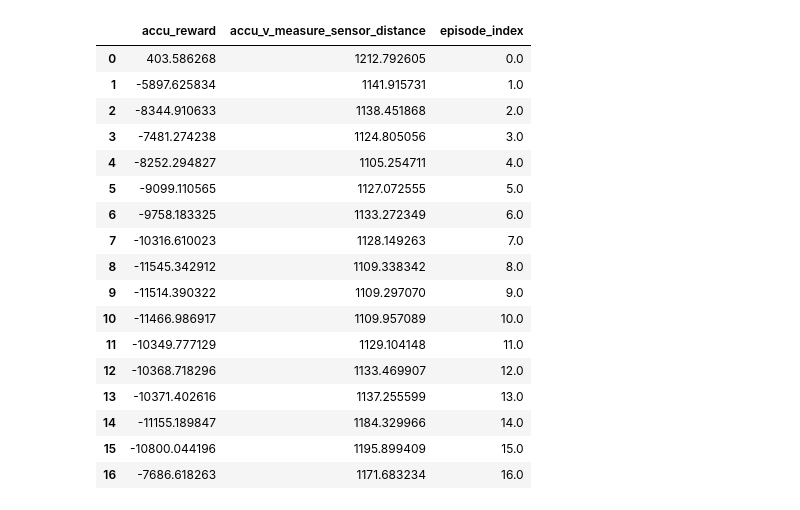
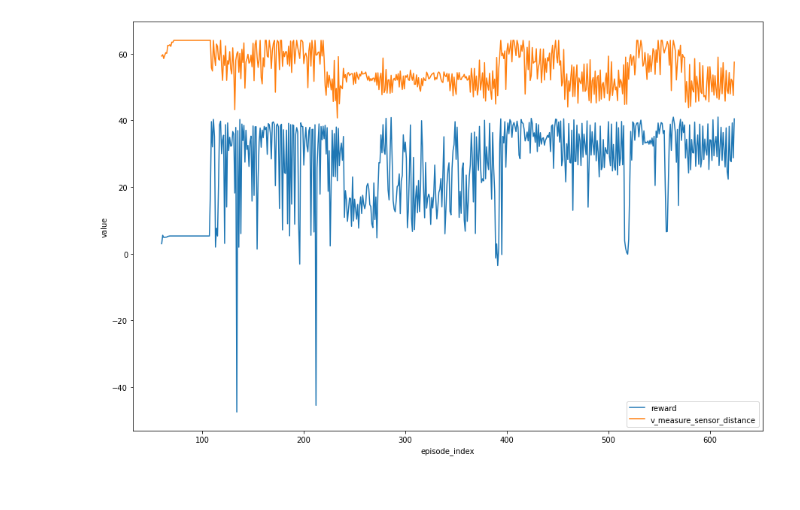
Before and after one commit to gansem/learning_machines_robobo, a Jupyter notebook: src/analytics.ipynb, the cells around one changed output. Saved outputs shown, nothing was run; the diff lists cells and outputs as text; code cells hidden in the pictures.

```diff
--- a/src/analytics.ipynb
+++ b/src/analytics.ipynb
@@ -57,21 +41,13 @@ plt.savefig('../img/learning_rate_lineplot.png')
-# %%
-_df
-# %% [output]
-|  | accu_reward | accu_v_measure_sensor_distance | episode_index |
-| 0 | 403.586268 | 1212.792605 | 0.0 |
-| 1 | -5897.625834 | 1141.915731 | 1.0 |
-| 2 | -8344.910633 | 1138.451868 | 2.0 |
-| 3 | -7481.274238 | 1124.805056 | 3.0 |
-| 4 | -8252.294827 | 1105.254711 | 4.0 |
-| 5 | -9099.110565 | 1127.072555 | 5.0 |
-| 6 | -9758.183325 | 1133.272349 | 6.0 |
-| 7 | -10316.610023 | 1128.149263 | 7.0 |
-| 8 | -11545.342912 | 1109.338342 | 8.0 |
-| 9 | -11514.390322 | 1109.297070 | 9.0 |
-| 10 | -11466.986917 | 1109.957089 | 10.0 |
-| 11 | -10349.777129 | 1129.104148 | 11.0 |
-| 12 | -10368.718296 | 1133.469907 | 12.0 |
-| 13 | -10371.402616 | 1137.255599 | 13.0 |
-| 14 | -11155.189847 | 1184.329966 | 14.0 |
-| 15 | -10800.044196 | 1195.899409 | 15.0 |
-| 16 | -7686.618263 | 1171.683234 | 16.0 |
+# %%
+zoom_df = _df[60:]
+
+
+# plot
+fig, ax = plt.subplots(figsize=(15,10))
+melt = zoom_df.melt(id_vars='episode_index', value_vars=['reward', 'v_measure_sensor_distance'])
+sns.lineplot(data=melt, x='episode_index', y='value', hue='variable')
+plt.legend()
+img_path = 'C:/Users/Hammock/Documents/VU_masters_AI/learning_machines/learning_machines_robobo/results/obstacle_avoidance/guido/take_01/'
+plt.savefig(img_path+'/learning_rate_lineplot_zoom.png')
+# %% [output]
+[figure, added]
```
Also changed, not shown: parts of 4 cells of this notebook, 13 other files.
